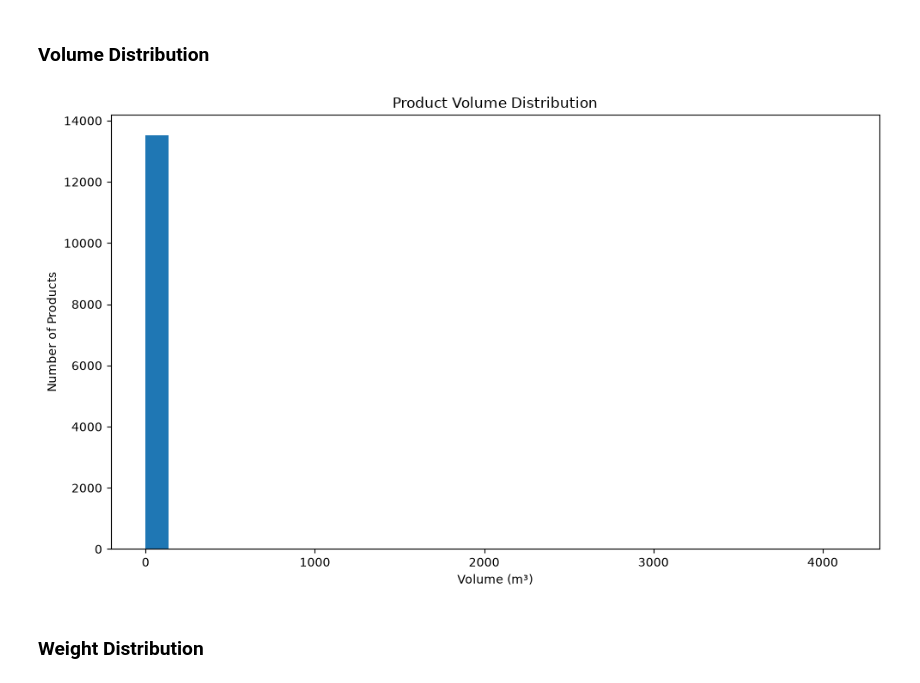
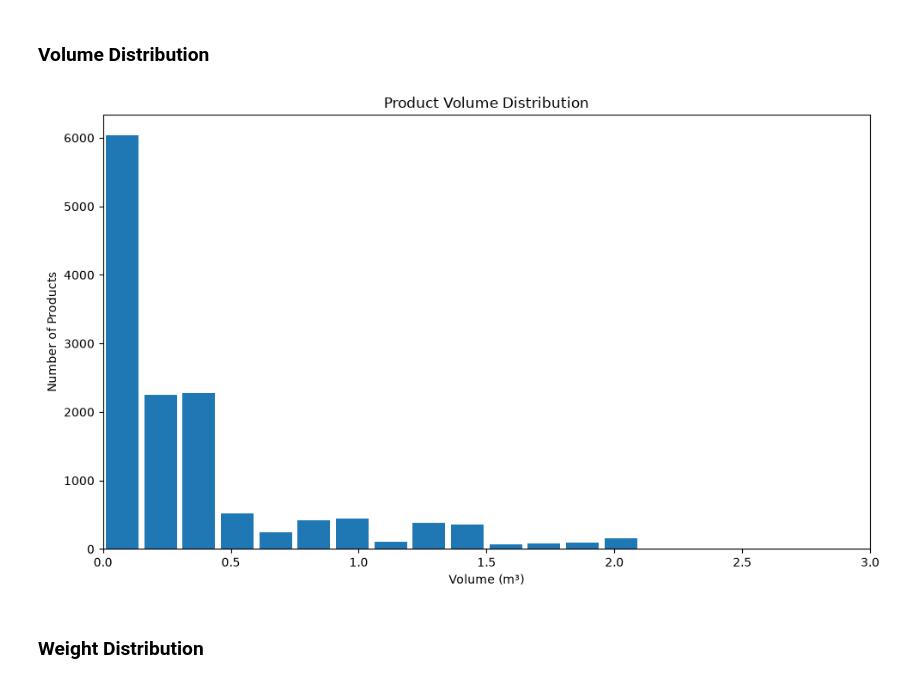
Before and after one commit to MoloudAram/Transportation-Pricing-Cost-Optimization, a Jupyter notebook: noteooks/01_data_exploration.ipynb, the cells around one changed output. Saved outputs shown, nothing was run; the diff lists cells and outputs as text; code cells hidden in the pictures.

```diff
--- a/noteooks/01_data_exploration.ipynb
+++ b/noteooks/01_data_exploration.ipynb
@@ -208,3 +205,13 @@ df_data[[
+# %%
+df_data["volume_m3"] = pd.to_numeric(
+    df_data["volume_m3"],
+    errors="coerce"
+)
+
+df_data["weight_ton"] = pd.to_numeric(
+    df_data["weight_ton"],
+    errors="coerce"
+)
 # %% [markdown]
 ### Shipping Group Analysis
 # %%
@@ -265,24 +272,32 @@ province_summary.head()
 # %%
 plt.figure(figsize=(10, 6))
 
+volume_data = df_data.loc[
+    df_data["volume_m3"].between(0, 3),
+    "volume_m3"
+].dropna()
+
 plt.hist(
-    df_data["volume_m3"].dropna(),
-    bins=30
+    volume_data,
+    bins=20,
+    rwidth=0.85
 )
+
+plt.xlim(0, 3)
 
 plt.title("Product Volume Distribution")
 plt.xlabel("Volume (m³)")
 plt.ylabel("Number of Products")
 
 plt.tight_layout()
 
 plt.savefig(
     "../results/figures/product_volume_distribution.png",
     dpi=300
 )
 
 plt.show()
 # %% [output]
-[figure, old version]
+[figure, new version]
 # %% [markdown]
 ### Weight Distribution
```
Also changed, not shown: parts of 4 cells of this notebook, 6 other files.
